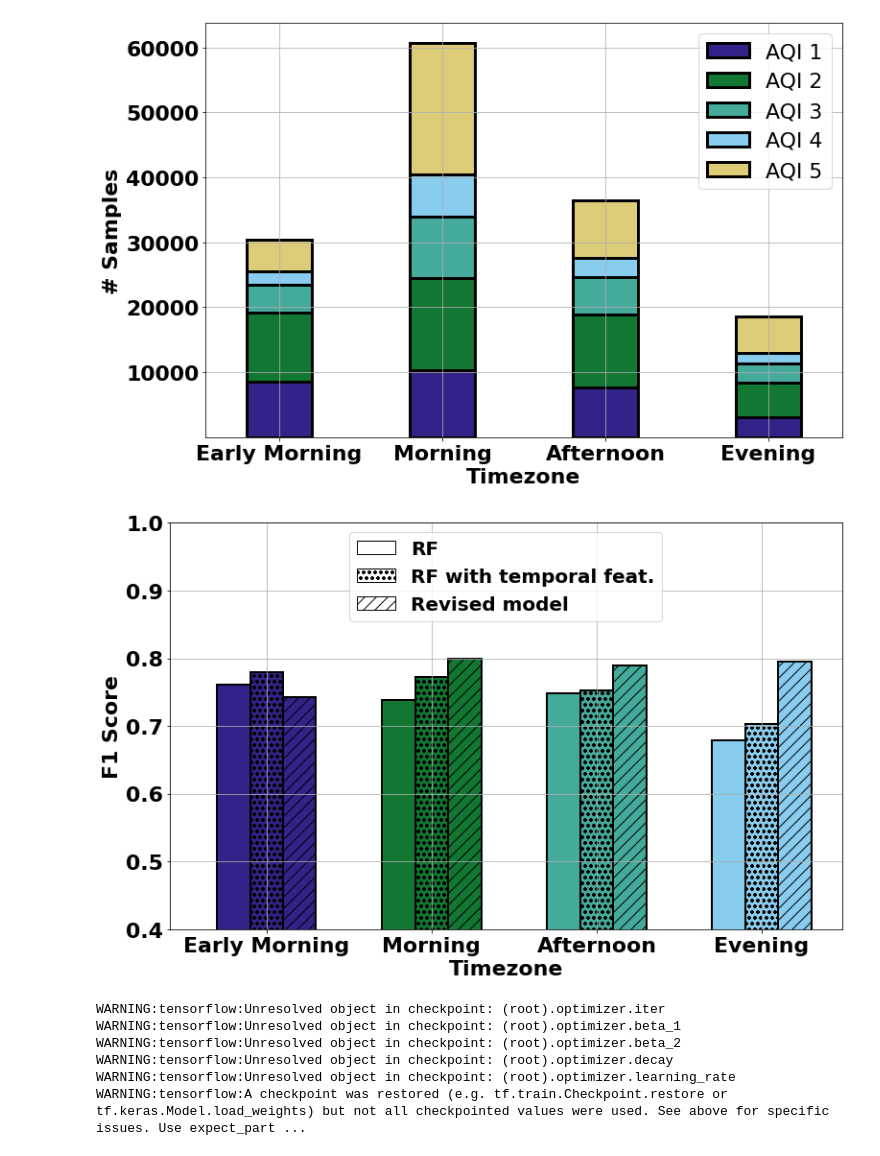
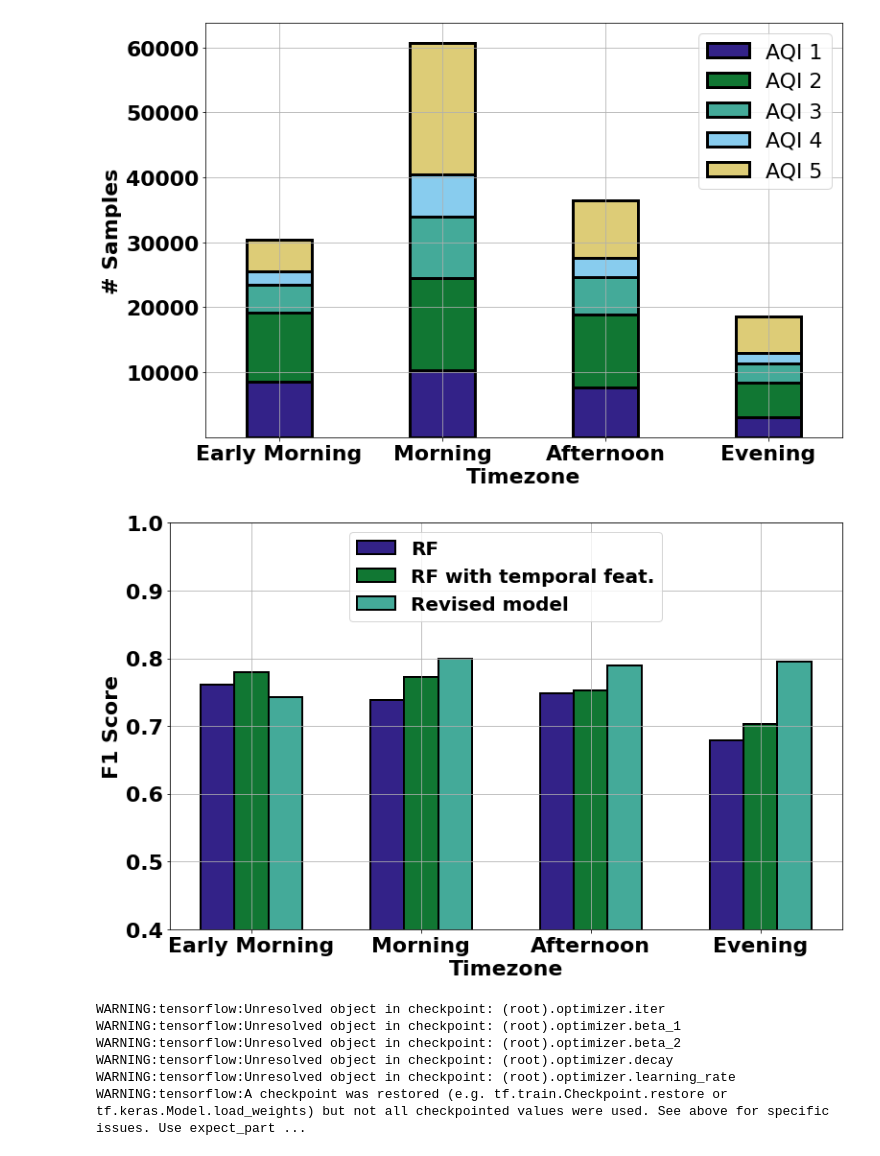
Before and after one commit to prasenjit52282/AQuaMoHo, a Jupyter notebook: plot.ipynb, the cells around one changed output. Saved outputs shown, nothing was run; the diff lists cells and outputs as text; code cells hidden in the pictures.

Commit message:
timezone performance plot is recolored according to 3 models

```diff
--- a/plot.ipynb
+++ b/plot.ipynb
@@ -620,43 +620,43 @@ rf_old_f1=calculate_timezone_perf(rf_old)
 # %%
 fig, ax = plt.subplots(figsize=figsize)
 #RF OLD
 ax.bar(x=np.array([1,2,3,4])-0.2,height=rf_old_f1.values(),align='center', alpha=1, ecolor='k',
-       capsize=10,color=color,
+       capsize=10,color=color[0],
        width=0.2,ec='k',linewidth=linewidth-2,
-       error_kw =dict(linestyle='-',linewidth=linewidth-1, color='black',markeredgewidth=linewidth-1))
+       error_kw =dict(linestyle='-',linewidth=linewidth-1, color='black',markeredgewidth=linewidth-1),label="RF")
 
 #RF
 ax.bar(x=np.array([1,2,3,4]),height=rf_f1.values(),align='center', alpha=1, ecolor='k',
-       capsize=10,color=color,
-       width=0.2,ec='k',linewidth=linewidth-2,hatch='oo',
-       error_kw =dict(linestyle='-',linewidth=linewidth-1, color='black',markeredgewidth=linewidth-1))
+       capsize=10,color=color[1],
+       width=0.2,ec='k',linewidth=linewidth-2,#hatch='oo',
+       error_kw =dict(linestyle='-',linewidth=linewidth-1, color='black',markeredgewidth=linewidth-1),label="RF with temporal feat.")
 #RNN
 ax.bar(x=np.array([1,2,3,4])+0.2,height=rnn_f1.values(), #GP
        align='center', alpha=1, ecolor='k',
-       capsize=10,color=color,
-       width=0.2,ec='k',linewidth=linewidth-2,hatch='//',
-       error_kw =dict(linestyle='-',linewidth=linewidth-1, color='black',markeredgewidth=linewidth-1))
+       capsize=10,color=color[2],
+       width=0.2,ec='k',linewidth=linewidth-2,#hatch='//',
+       error_kw =dict(linestyle='-',linewidth=linewidth-1, color='black',markeredgewidth=linewidth-1),label="Revised model")
 
 ax.set_ylim(0.4,1.0)
 
 ax.set_xlabel("Timezone",fontsize=fontsize, fontweight='bold')
 ax.set_ylabel("F1 Score",fontsize=fontsize, fontweight='bold')
 
 ax.set_xticks([1,2,3,4])
 ax.set_xticklabels(["Early Morning","Morning","Afternoon","Evening"],fontsize=fontsize, fontweight='bold')
 plt.yticks(fontsize=fontsize, fontweight='bold')
 
 #LEGEND######
-plt.bar([1],[0],label='RF',color='white',ec='k')
-plt.bar([1],[0],label='RF with temporal feat.',color='white',ec='k',hatch='oo')
-plt.bar([1],[0],label='Revised model',color='white',ec='k',hatch='//')
+# plt.bar([1],[0],label='RF',color='white',ec='k')
+# plt.bar([1],[0],label='RF with temporal feat.',color='white',ec='k',hatch='oo')
+# plt.bar([1],[0],label='Revised model',color='white',ec='k',hatch='//')
 plt.legend(loc='upper center',prop=dict(size=fontsize-2,weight="bold"))
 
 plt.tight_layout()
 plt.grid()
 fig.savefig("./logs/figs/dgp_tz_perf.png")
 # %% [output]
-[figure, old version]
+[figure, new version]
 # %%
 #Delhi
 city="Delhi"
```
Also changed, not shown: parts of 1 cell of this notebook, 2 other files.
